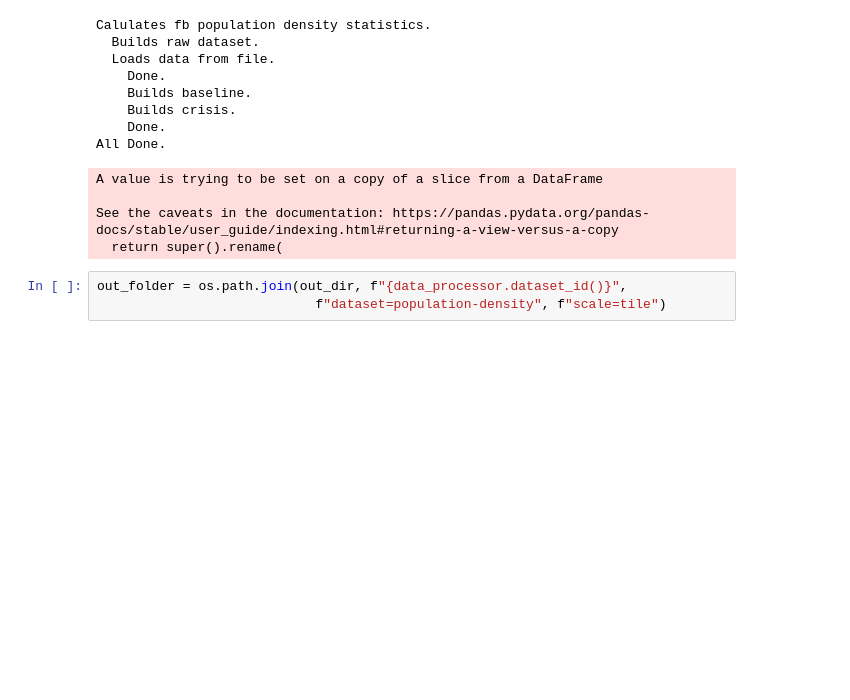
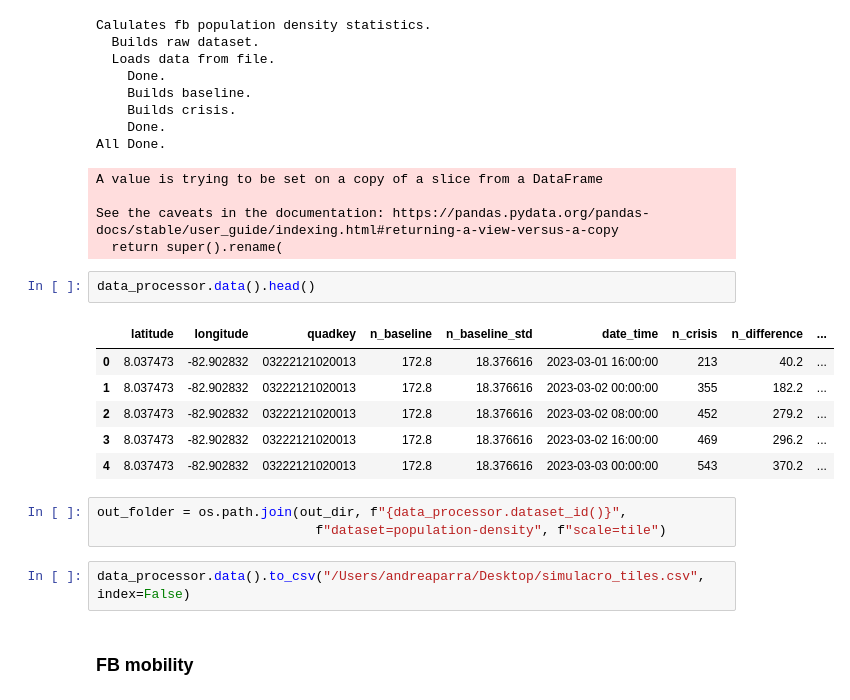
Before and after one commit to minigonche/synthetic_mobility_data_generator, a Jupyter notebook: Andrea.ipynb, the cells around one changed output. Cells and saved outputs as stored; diff of their text form; blank space fills up the shorter version.

Commit message:
fb mobility data processor

```diff
--- a/Andrea.ipynb
+++ b/Andrea.ipynb
@@ -125,6 +122,19 @@ A value is trying to be set on a copy of a slice from a DataFrame
 
 See the caveats in the documentation: https://pandas.pydata.org/pandas-docs/stable/user_guide/indexing.html#returning-a-view-versus-a-copy
   return super().rename(
+# %%
+data_processor.data().head()
+# %% [output]
+|  | latitude | longitude | quadkey | n_baseline | n_baseline_std | date_time | n_crisis | n_difference | ... |
+| 0 | 8.037473 | -82.902832 | 03222121020013 | 172.8 | 18.376616 | 2023-03-01 16:00:00 | 213 | 40.2 | ... |
+| 1 | 8.037473 | -82.902832 | 03222121020013 | 172.8 | 18.376616 | 2023-03-02 00:00:00 | 355 | 182.2 | ... |
+| 2 | 8.037473 | -82.902832 | 03222121020013 | 172.8 | 18.376616 | 2023-03-02 08:00:00 | 452 | 279.2 | ... |
+| 3 | 8.037473 | -82.902832 | 03222121020013 | 172.8 | 18.376616 | 2023-03-02 16:00:00 | 469 | 296.2 | ... |
+| 4 | 8.037473 | -82.902832 | 03222121020013 | 172.8 | 18.376616 | 2023-03-03 00:00:00 | 543 | 370.2 | ... |
 # %%
 out_folder = os.path.join(out_dir, f"{data_processor.dataset_id()}",
                             f"dataset=population-density", f"scale=tile")
+# %%
+data_processor.data().to_csv("/Users/andreaparra/Desktop/simulacro_tiles.csv", index=False)
+# %% [markdown]
+### FB mobility
```
Also changed, not shown: parts of 9 cells of this notebook, 5 other files.
